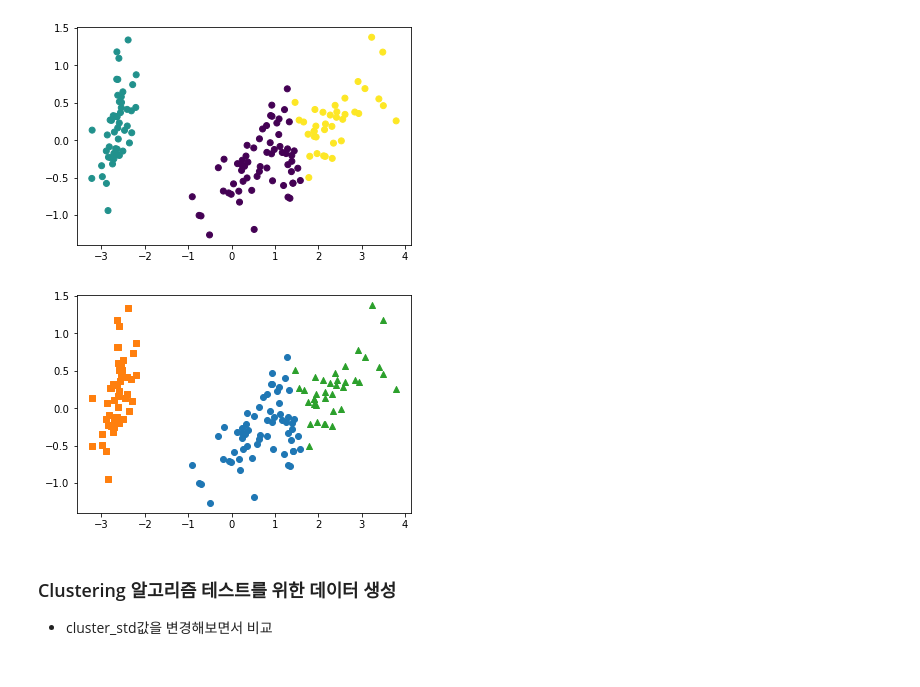
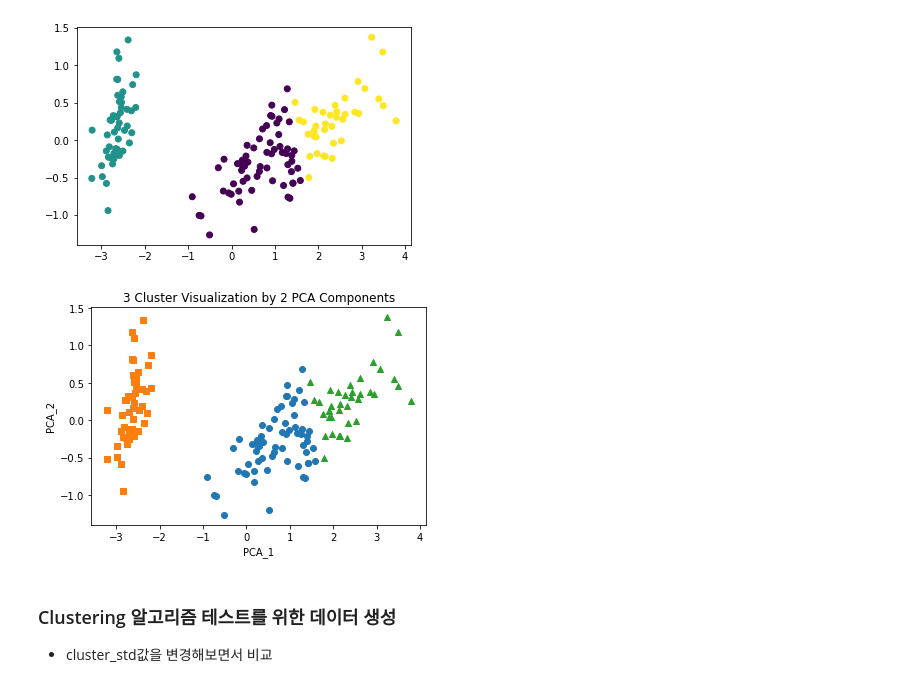
Before and after one commit to SANGSEOSEO/philosophy_datascience, a Jupyter notebook: 01.ML/03.Scikit-Learn/Clustering/KMeans.ipynb, the cells around one changed output. Saved outputs shown, nothing was run; the diff lists cells and outputs as text; code cells hidden in the pictures.

```diff
--- a/01.ML/03.Scikit-Learn/Clustering/KMeans.ipynb
+++ b/01.ML/03.Scikit-Learn/Clustering/KMeans.ipynb
@@ -98,15 +100,19 @@ plt.show()
 # %%
 # 군집값이 0, 1, 2의 인덱스를 찾아서 해당 위치로 피처의 위치를 loc()로 찾음
 marker0_idx = irisDF[irisDF["cluster"]==0].index
 marker1_idx = irisDF[irisDF["cluster"]==1].index
 marker2_idx = irisDF[irisDF["cluster"]==2].index
 
 plt.scatter(x=irisDF.loc[marker0_idx, "pca_X"], y= irisDF.loc[marker0_idx, "pca_Y"], marker='o')
 plt.scatter(x=irisDF.loc[marker1_idx, "pca_X"], y= irisDF.loc[marker1_idx, "pca_Y"], marker='s')
 plt.scatter(x=irisDF.loc[marker2_idx, "pca_X"], y= irisDF.loc[marker2_idx, "pca_Y"], marker='^')
+
+plt.xlabel("PCA_1")
+plt.ylabel("PCA_2")
+plt.title("3 Cluster Visualization by 2 PCA Components")
 plt.show()
 # %% [output]
-[figure, old version]
+[figure, new version]
 # %% [markdown]
 ### Clustering 알고리즘 테스트를 위한 데이터 생성
 * cluster_std값을 변경해보면서 비교
```
Also changed, not shown: parts of 9 cells of this notebook, 1 other file.
